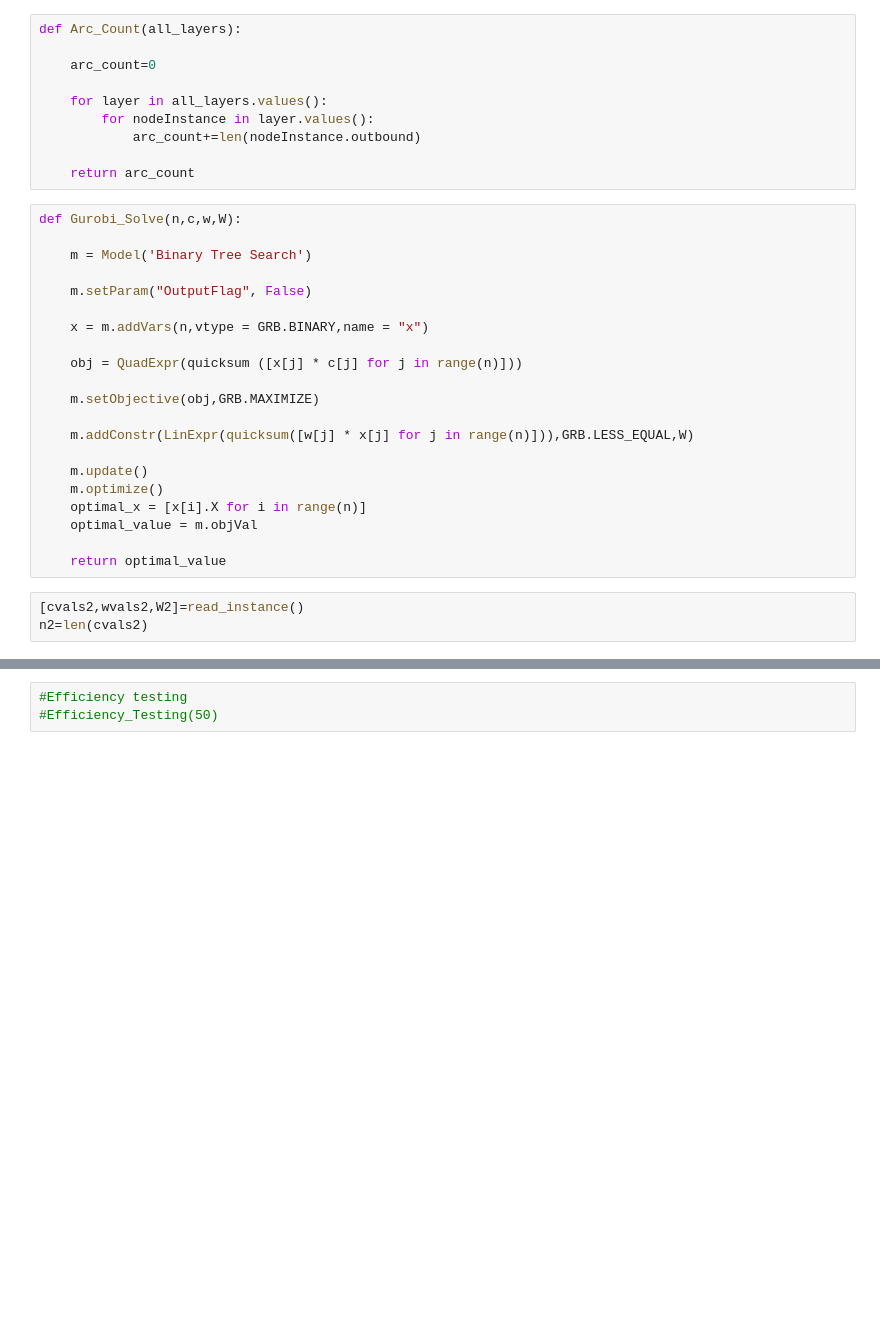
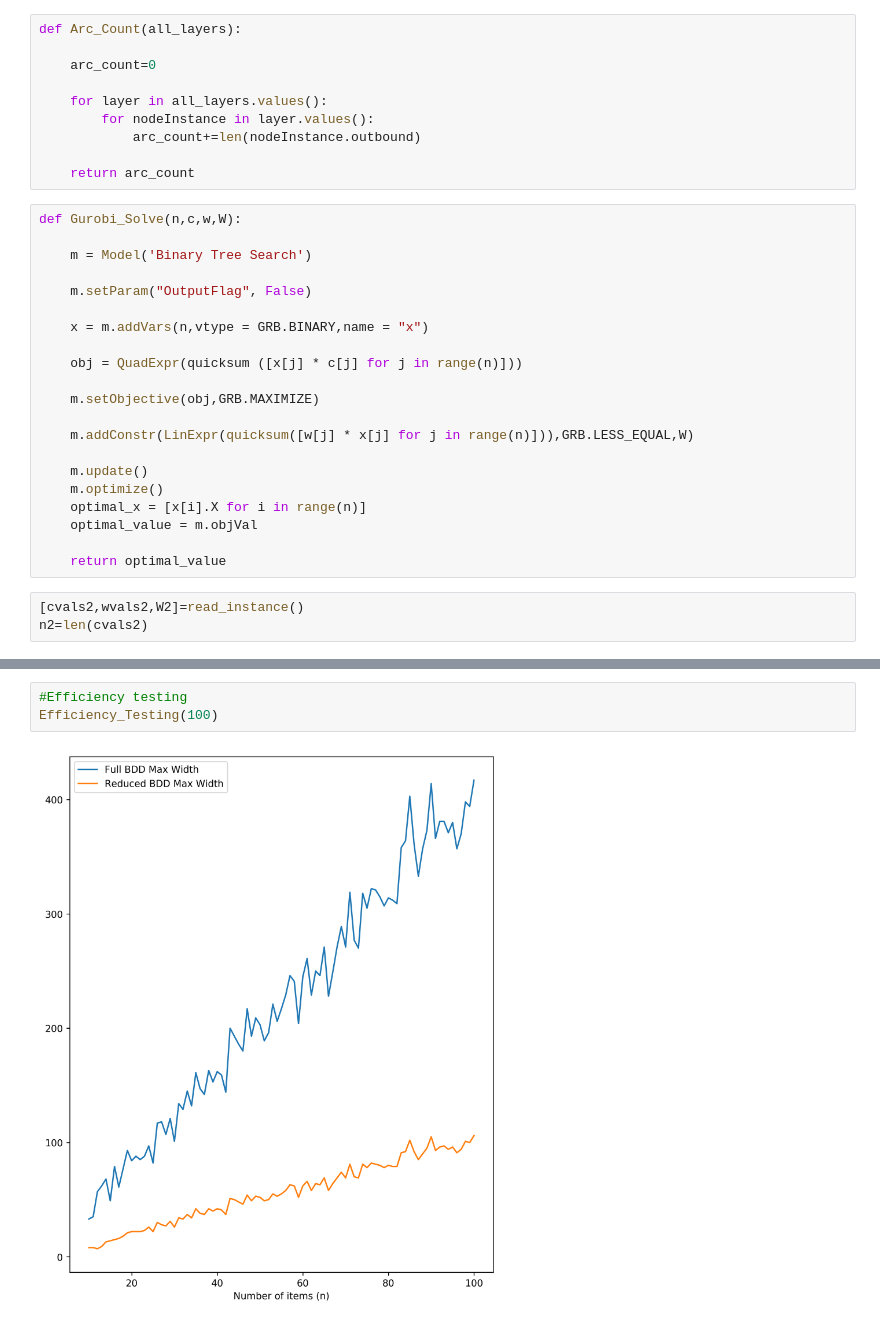
Before and after one commit to avkashm/BDD_Algos, a Jupyter notebook: MIE335 Final Algorithm Avkash Swapped Arcs.ipynb, the cells around one changed output, grey strips where cells are left out. Saved outputs shown, nothing was run; the diff lists cells and outputs as text; blank space fills up the shorter version.

```diff
--- a/MIE335 Final Algorithm Avkash Swapped Arcs.ipynb
+++ b/MIE335 Final Algorithm Avkash Swapped Arcs.ipynb
@@ -481,3 +483,5 @@ Total Runtime: 27.657886067s
 # %%
 #Efficiency testing
-#Efficiency_Testing(50)
+Efficiency_Testing(100)
+# %% [output]
+[figure, added]
```
Also changed, not shown: parts of 3 cells of this notebook, 1 other file.
